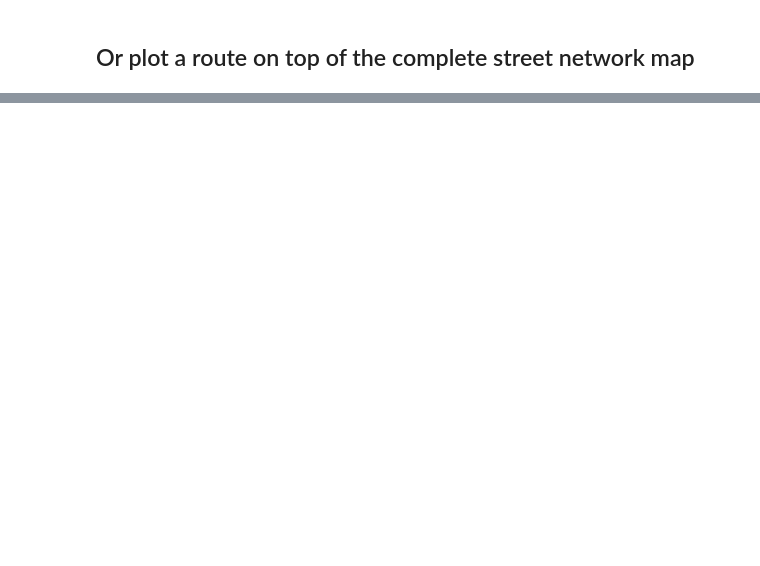
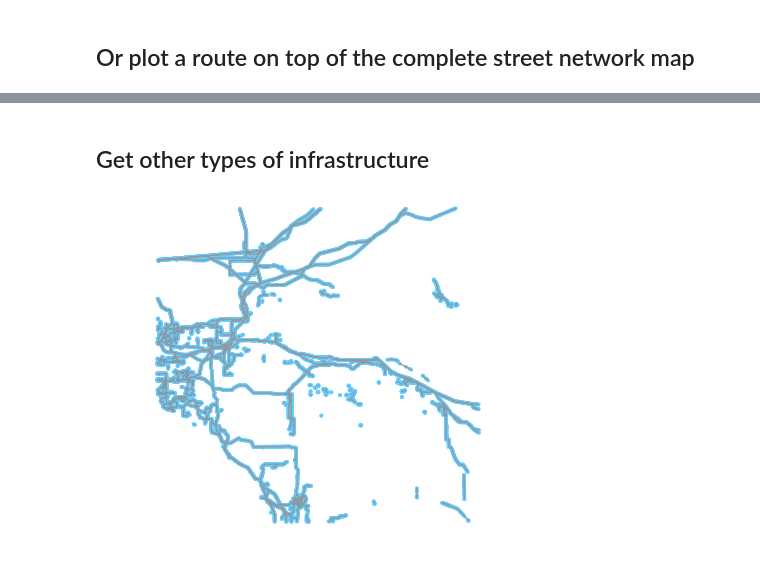
Before and after one commit to waddell/CP255, a Jupyter notebook: 11-osmnx/osmnx-overview.ipynb, the cells around one changed output, grey strips where cells are left out. Drawn from its saved outputs; the diff is of its cells as text; code cells hidden in the pictures; blank space fills up the shorter version.

```diff
--- a/11-osmnx/osmnx-overview.ipynb
+++ b/11-osmnx/osmnx-overview.ipynb
@@ -437,3 +445,17 @@ route_graph_map.save(filepath)
 IFrame(filepath, width=600, height=500)
 # %% [output]
 [interactive output not drawn]
+# %% [markdown]
+## Get other types of infrastructure
+# %%
+point = (33.9017,-116.9594)
+dist = 100000
+north, south, east, west = ox.bbox_from_point(point, distance=dist)
+# %%
+# power lines around southern california
+G = ox.graph_from_bbox(north=north, south=south, east=east, west=west,
+                       retain_all=True, truncate_by_edge=True, simplify=False,
+                       network_type='none', infrastructure='way["power"~"line"]')
+fig, ax = ox.plot_graph(ox.project_graph(G))
+# %% [output]
+[figure, added]
```
Also changed, not shown: parts of 5 cells of this notebook.
